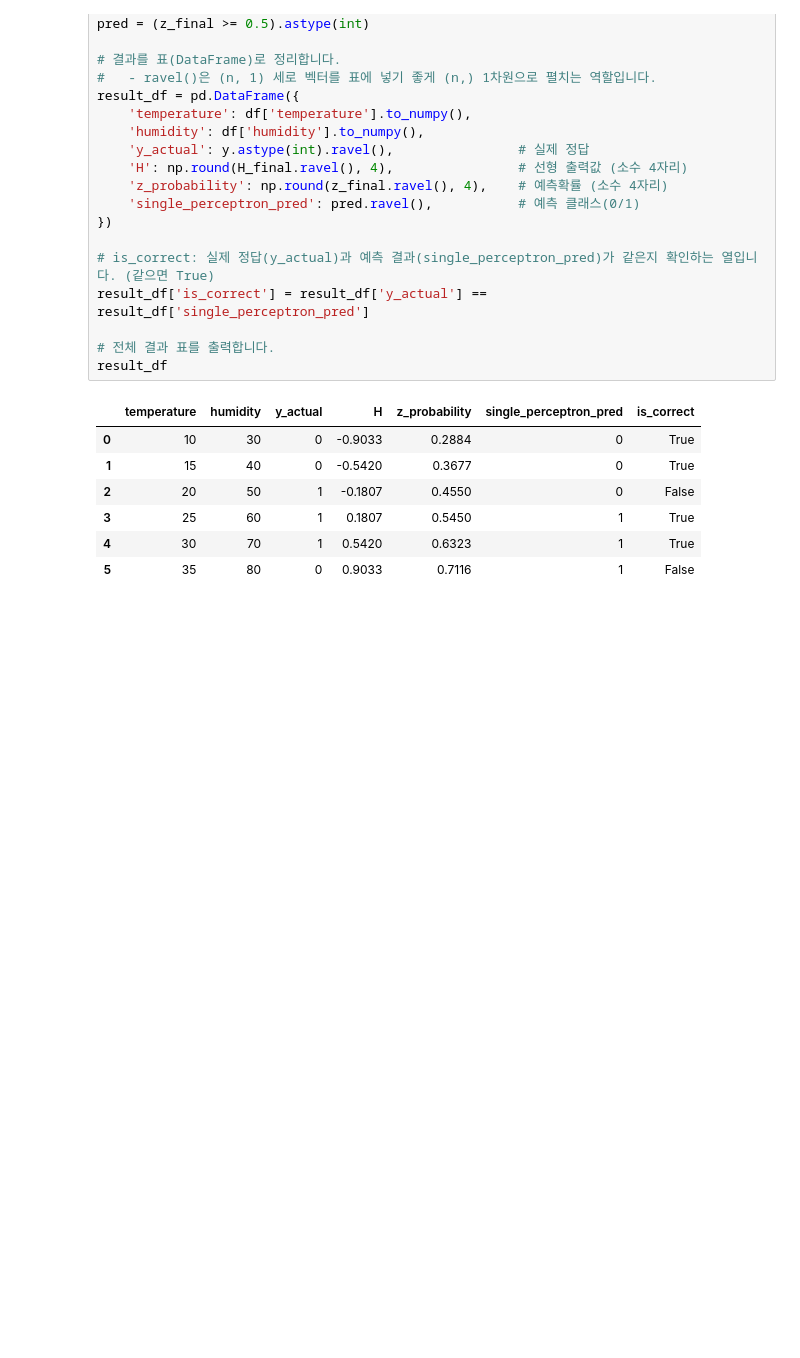
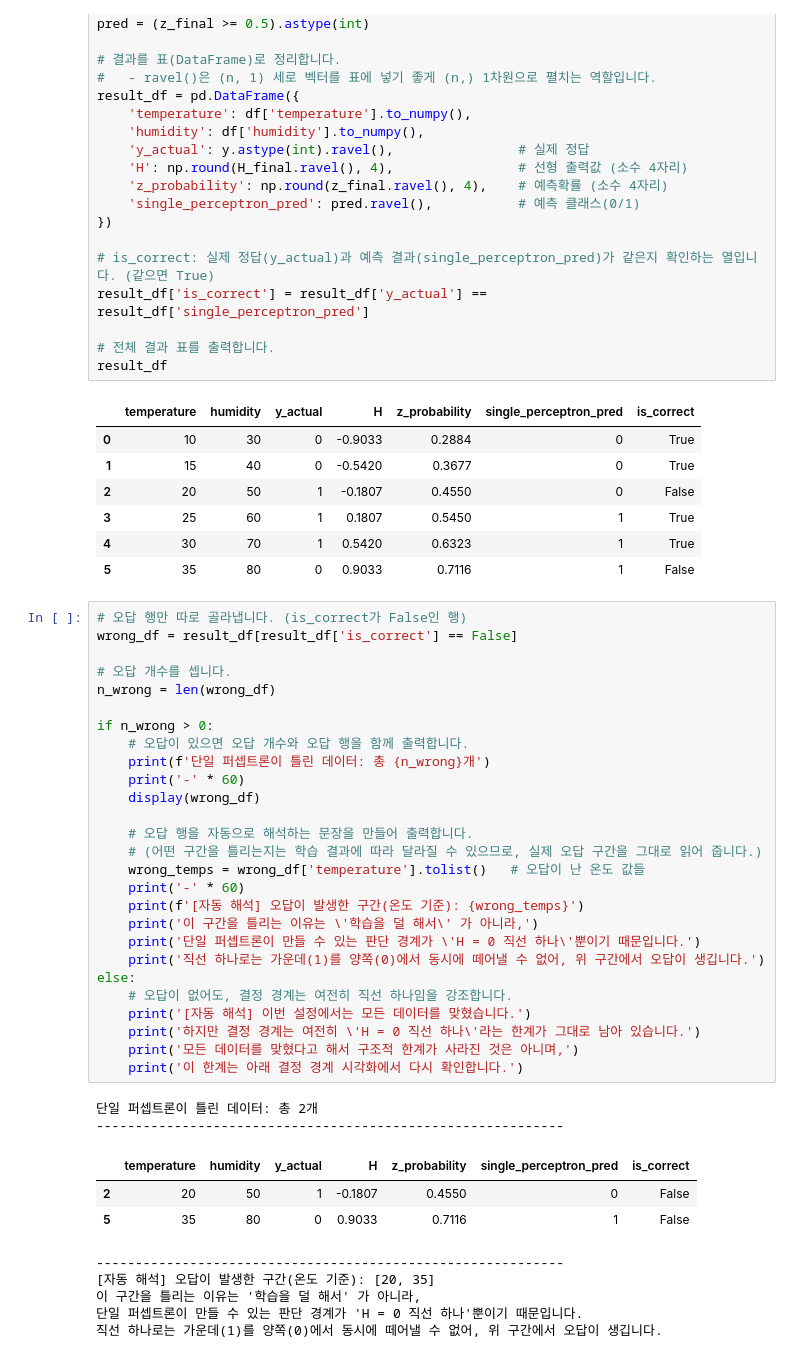
Before and after one commit to zzioozzioo/h26_DL, a Jupyter notebook: DL/14_단일_퍼셉트론_한계.ipynb, the cells around one changed output. Cells and saved outputs as stored; diff of their text form; blank space fills up the shorter version.

```diff
--- a/DL/14_단일_퍼셉트론_한계.ipynb
+++ b/DL/14_단일_퍼셉트론_한계.ipynb
@@ -307,3 +307,41 @@ result_df
 | 3 | 25 | 60 | 1 | 0.1807 | 0.5450 | 1 | True |
 | 4 | 30 | 70 | 1 | 0.5420 | 0.6323 | 1 | True |
 | 5 | 35 | 80 | 0 | 0.9033 | 0.7116 | 1 | False |
+# %%
+# 오답 행만 따로 골라냅니다. (is_correct가 False인 행)
+wrong_df = result_df[result_df['is_correct'] == False]
+
+# 오답 개수를 셉니다.
+n_wrong = len(wrong_df)
+
+if n_wrong > 0:
+    # 오답이 있으면 오답 개수와 오답 행을 함께 출력합니다.
+    print(f'단일 퍼셉트론이 틀린 데이터: 총 {n_wrong}개')
+    print('-' * 60)
+    display(wrong_df)
+
+    # 오답 행을 자동으로 해석하는 문장을 만들어 출력합니다.
+    # (어떤 구간을 틀리는지는 학습 결과에 따라 달라질 수 있으므로, 실제 오답 구간을 그대로 읽어 줍니다.)
+    wrong_temps = wrong_df['temperature'].tolist()   # 오답이 난 온도 값들
+    print('-' * 60)
+    print(f'[자동 해석] 오답이 발생한 구간(온도 기준): {wrong_temps}')
+    print('이 구간을 틀리는 이유는 \'학습을 덜 해서\' 가 아니라,')
+    print('단일 퍼셉트론이 만들 수 있는 판단 경계가 \'H = 0 직선 하나\'뿐이기 때문입니다.')
+    print('직선 하나로는 가운데(1)를 양쪽(0)에서 동시에 떼어낼 수 없어, 위 구간에서 오답이 생깁니다.')
+else:
+    # 오답이 없어도, 결정 경계는 여전히 직선 하나임을 강조합니다.
+    print('[자동 해석] 이번 설정에서는 모든 데이터를 맞혔습니다.')
+    print('하지만 결정 경계는 여전히 \'H = 0 직선 하나\'라는 한계가 그대로 남아 있습니다.')
+    print('모든 데이터를 맞혔다고 해서 구조적 한계가 사라진 것은 아니며,')
+    print('이 한계는 아래 결정 경계 시각화에서 다시 확인합니다.')
+# %% [output]
+단일 퍼셉트론이 틀린 데이터: 총 2개
+------------------------------------------------------------
+|  | temperature | humidity | y_actual | H | z_probability | single_perceptron_pred | is_correct |
+| 2 | 20 | 50 | 1 | -0.1807 | 0.4550 | 0 | False |
+| 5 | 35 | 80 | 0 | 0.9033 | 0.7116 | 1 | False |
+------------------------------------------------------------
+[자동 해석] 오답이 발생한 구간(온도 기준): [20, 35]
+이 구간을 틀리는 이유는 '학습을 덜 해서' 가 아니라,
+단일 퍼셉트론이 만들 수 있는 판단 경계가 'H = 0 직선 하나'뿐이기 때문입니다.
+직선 하나로는 가운데(1)를 양쪽(0)에서 동시에 떼어낼 수 없어, 위 구간에서 오답이 생깁니다.
```
Also changed, not shown: parts of 3 cells of this notebook.
